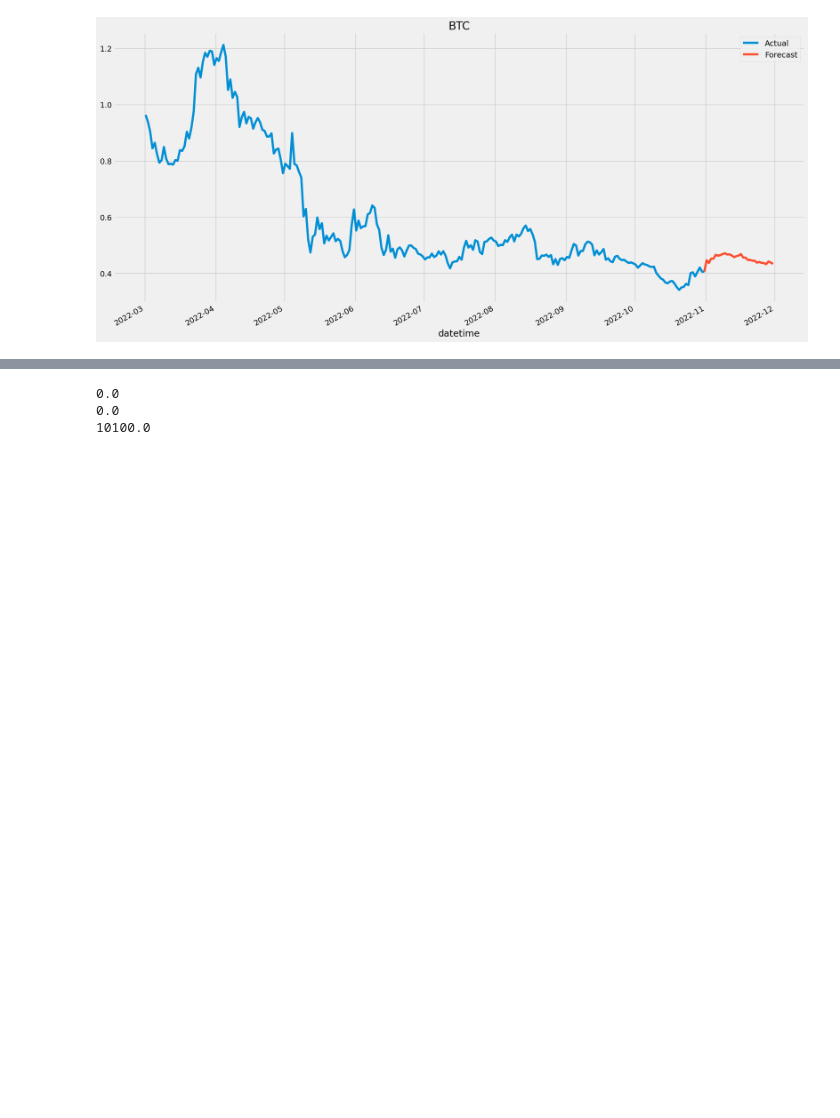
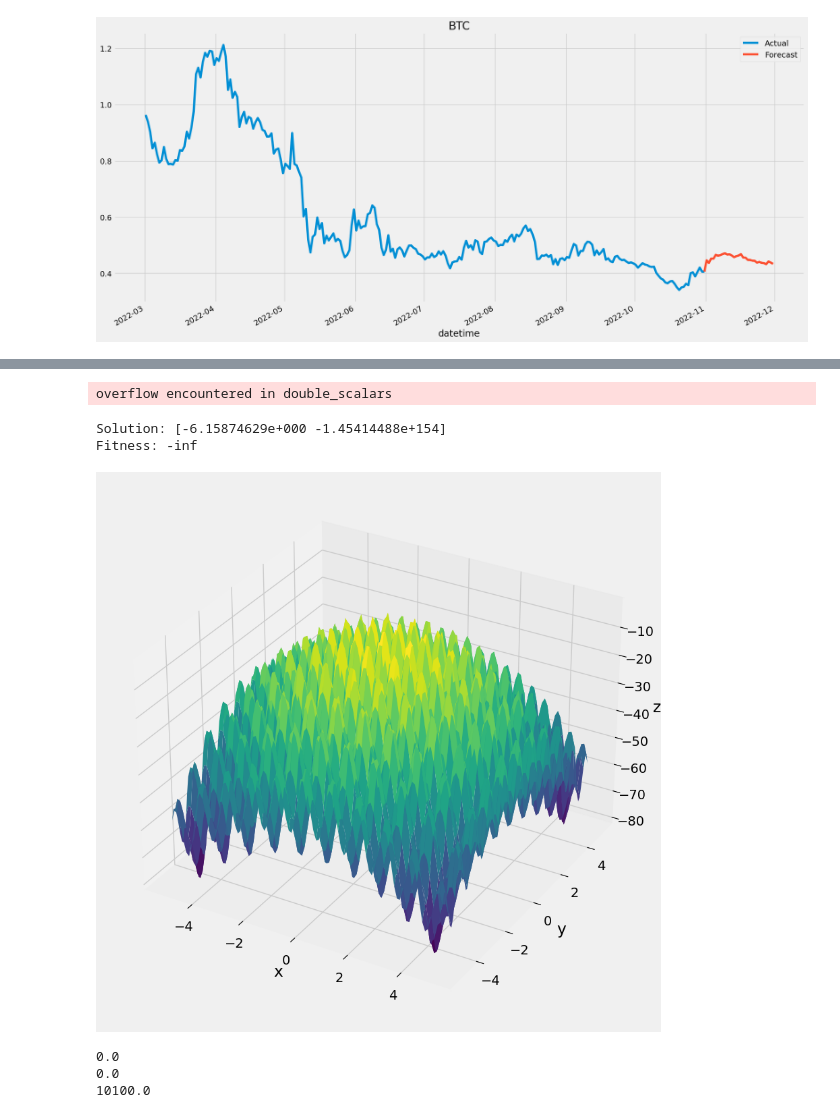
Before and after one commit to ojaylu/VennTrading-Analysis, a Jupyter notebook: final/testing.ipynb, the cells around one changed output, grey strips where cells are left out. Cells and saved outputs as stored; diff of their text form; code cells hidden in the pictures; blank space fills up the shorter version.

```diff
--- a/final/testing.ipynb
+++ b/final/testing.ipynb
@@ -326,3 +172,81 @@ TypeError: function() takes 1 positional argument but 2 were given
+# %%
+import numpy as np
+import matplotlib.pyplot as plt
+from mpl_toolkits.mplot3d import Axes3D
+
+# Define the Rastrigin function
+def rastrigin(x):
+    n = len(x)
+    return -(10*n + sum([xi**2 - 10*np.cos(2*np.pi*xi) for xi in x]))
+
+# Define the PSO algorithm
+def pso(cost_func, dim=2, num_particles=30, max_iter=10000, w=0.5, c1=1, c2=2):
+    # Initialize particles and velocities
+    particles = np.random.uniform(-5.12, 5.12, (num_particles, dim))
+    velocities = np.zeros((num_particles, dim))
+
+    # Initialize the best positions and fitness values
+    best_positions = np.copy(particles)
+    best_fitness = np.array([cost_func(p) for p in particles])
+    swarm_best_position = best_positions[np.argmin(best_fitness)]
+    swarm_best_fitness = np.min(best_fitness)
+
+    # Iterate through the specified number of iterations, updating the velocity and position of each particle at each iteration
+    for i in range(max_iter):
+        # Update velocities
+        r1 = np.random.uniform(0, 1, (num_particles, dim))
+        r2 = np.random.uniform(0, 1, (num_particles, dim))
+        velocities = w * velocities + c1 * r1 * (best_positions - particles) + c2 * r2 * (swarm_best_position - particles)
+
+        # Update positions
+        particles += velocities
+
+        # Evaluate fitness of each particle
+        fitness_values = np.array([cost_func(p) for p in particles])
+
+        # Update best positions and fitness values
+        improved_indices = np.where(fitness_values < best_fitness)
+        best_positions[improved_indices] = particles[improved_indices]
+        best_fitness[improved_indices] = fitness_values[improved_indices]
+        if np.min(fitness_values) < swarm_best_fitness:
+            swarm_best_position = particles[np.argmin(fitness_values)]
+            swarm_best_fitness = np.min(fitness_values)
+
+    # Return the best solution found by the PSO algorithm
+    return swarm_best_position, swarm_best_fitness
+
+# Define the dimensions of the problem
+dim = 2
+
+# Run the PSO algorithm on the Rastrigin function
+solution, fitness = pso(rastrigin, dim=dim)
+
+# Print the solution and fitness value
+print('Solution:', solution)
+print('Fitness:', fitness)
+
+# Create a meshgrid for visualization
+x = np.linspace(-5.12, 5.12, 100)
+y = np.linspace(-5.12, 5.12, 100)
+X, Y = np.meshgrid(x, y)
+Z = rastrigin([X, Y])
+
+# Create a 3D plot of the Rastrigin function
+fig = plt.figure()
+ax = fig.add_subplot(111, projection='3d')
+ax.plot_surface(X, Y, Z, cmap='viridis')
+ax.set_xlabel('x')
+ax.set_ylabel('y')
+ax.set_zlabel('z')
+
+# Plot the solution found by the PSO algorithm
+ax.scatter(solution[0], solution[1], fitness, color='red')
+plt.show()
+# %% [output]
+overflow encountered in double_scalars
+Solution: [-6.15874629e+000 -1.45414488e+154]
+Fitness: -inf
+[figure, added]
 # %%
 print(rastrigin([-5.24558801e-11,1.05889184e-09]))
 print(rastrigin([0,0]))
```
Also changed, not shown: parts of 2 cells of this notebook, 14 other files.
